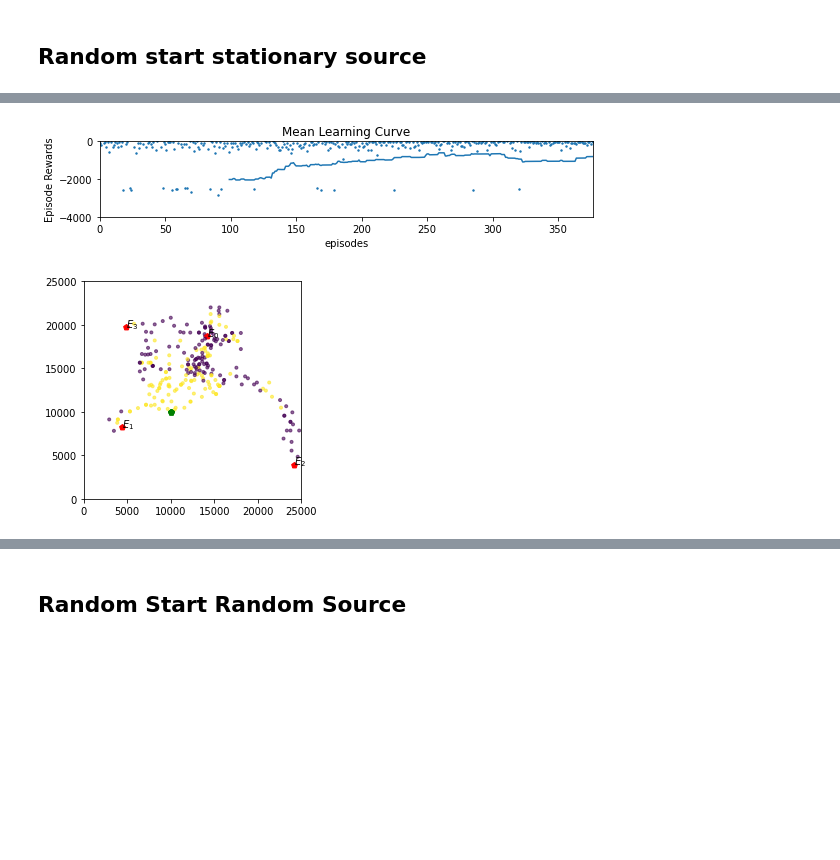
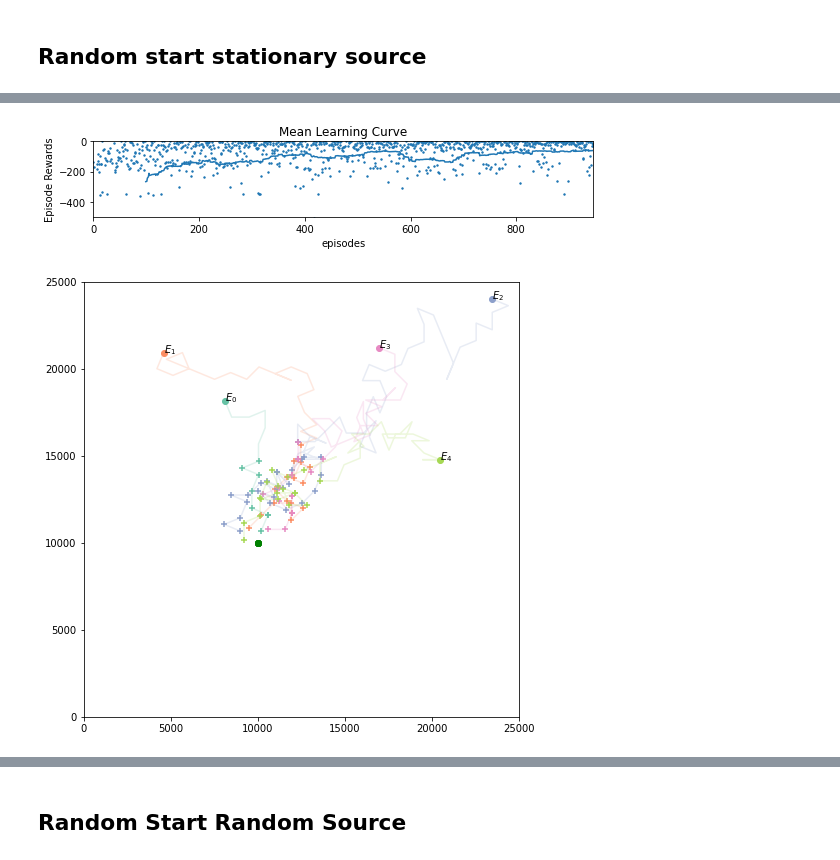
Before and after one commit to clarkphd/LumaTik_final, a Jupyter notebook: acousticenvnew.ipynb, the cells around one changed output, grey strips where cells are left out. Cells and saved outputs as stored; diff of their text form; code cells hidden in the pictures; blank space fills up the shorter version.

```diff
--- a/acousticenvnew.ipynb
+++ b/acousticenvnew.ipynb
@@ -1580,8 +1474,10 @@ reciver_test.change_start_pos(5000,5000,300)
 
 step_length = 1000 #meters
 direction_number = 16 #number of options to move (generally powers of 2)
-timesteps =  20000
-check_freq = 500
+timesteps =  50000
+check_freq = 1000
+noise_level = 90
+
 
 
 plot_steps = 200
@@ -1596,3 +1514,9 @@ env = make_vec_env(env, n_envs=num_cpu, seed=0)
+# %%
+plt.rcParams["figure.figsize"] = (15,10)
+plt.imshow(np.rot90(environment_ex.interp_results[:,150,:]), extent=[environment_ex.Region.xmin/1000,environment_ex.Region.xmax/1000,environment_ex.Region.bathy.max()/1000,0], cmap = 'viridis_r')
+plt.xlabel('x distance km')
+plt.ylabel('Depth km')
+plt.colorbar(orientation = 'horizontal', label = 'TL dB re 1m')
 # %% [markdown]
 ## Random start stationary source
 # %%
@@ -1630,49 +1537,66 @@ Saving new best model to tmp/best_model
 ###### plot #######
 
 plot_results([log_dir], timesteps, results_plotter.X_EPISODES, "Mean Learning Curve")
-plt.ylim(-4000,0)
-plt.savefig('training_env4_ICUA_R_S.png',dpi=300)
+plt.ylim(-500,0)
+plt.savefig('training_env4_ICUA_R_S_50000.png',dpi=300)
 # %% [output]
-[figure, old version]
+[figure, new version]
 # %%
+
 ### plot behaviour ####
+
+model = PPO.load('ppo_env4_{}'.format(timesteps))
 np.random.seed(2021)
 obs = env.reset()
-fig, ax = plt.subplots()
-x = []
-y = []
-reward_list= []
+fig = plt.figure(figsize=(8,8))
+ax = fig.add_subplot()
+
+x = np.array([])
+y = np.array([])
+reward_list=  np.array([])
 episode =0
-while episode<4:
+
+n = 5 #number of episodes to plot maximum = 8
+#color=iter(plt.cm.Pastel2(np.linspace(0,n/9,n)))
+color=iter(plt.cm.Set2(np.linspace(0,n/9,n)))
+markers = ['+','o']
+while episode<n:
         action, _states = model.predict(obs)
         obs, rewards, dones, info = env.step(action)
 
-        x.append(obs[0])
-        y.append(obs[1])
-        reward_list.append(rewards)
+        x = np.append(x,obs[0])
+        y = np.append(y,obs[1])
+        reward_list = np.append(reward_list,rewards)
 
 
         if dones:
+          c = next(color)
           ax.set_xlim(0,reg_test.xmax)
           ax.set_ylim(0, reg_test.ymax)
           ax.set_aspect('equal')
-          ax.scatter(x,y, c = reward_list, cmap = 'viridis', vmin = -1, vmax = 0, alpha = 0.6, marker = '.')
-          ax.scatter(target_test.loc[0],target_test.loc[1],c = 'g' , marker = 'p')
-          ax.scatter(x[0],y[0],c = 'r', marker = 'p')
+          ax.plot(x,y,color = c, alpha=0.2)
+          ax.scatter(x[reward_list == 0],y[reward_list == 0],  marker = markers[0],color=c)
+          #ax.scatter(x[reward_list < 0],y[reward_list < 0],  marker = markers[1],color=c)
+
+
+
+
+          ax.scatter(target_test.loc[0],target_test.loc[1],c = 'g' , marker = 'o')
+          ax.scatter(x[0],y[0],color =c , marker = 'o')
           ax.text(x[0],y[0], '$E_{}$'.format(episode))
 
-          x = []
-          y = []
-          reward_list = []
+          x =  np.array([])
+          y =  np.array([])
+          reward_list =  np.array([])
           episode+=1
           #
 
 
 
 
           obs = env.reset()
 
 
-fig.savefig('behaviour_env4_ICUA_R_S_20000.png',dpi=300)
+fig.savefig('behaviour_env4_new_{}.png'.format(timesteps),dpi=300)
 # %% [output]
-[figure, old version]
+[figure, new version]
```
Also changed, not shown: parts of 44 cells of this notebook.
